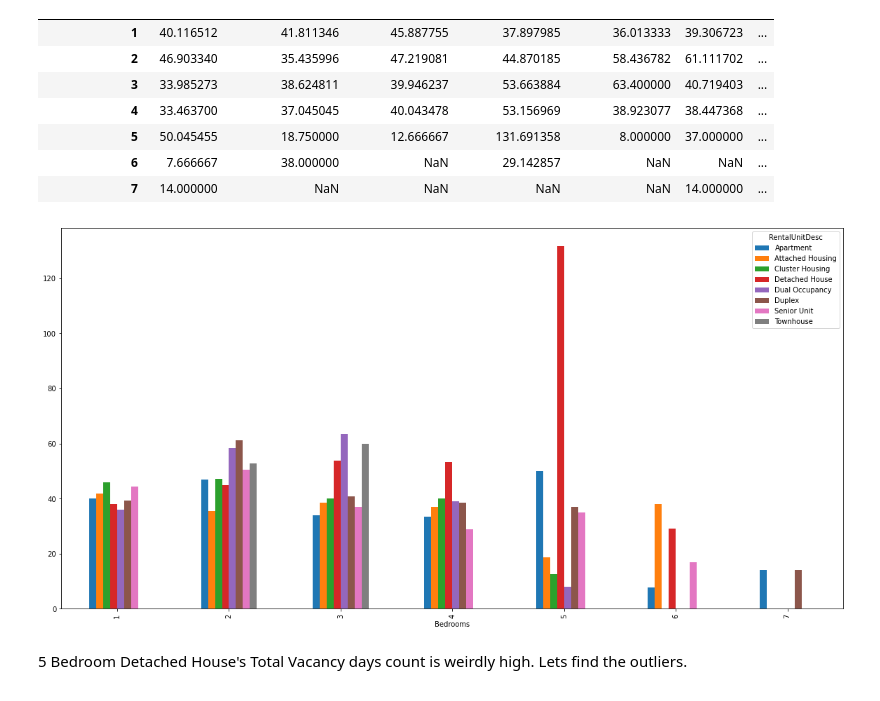
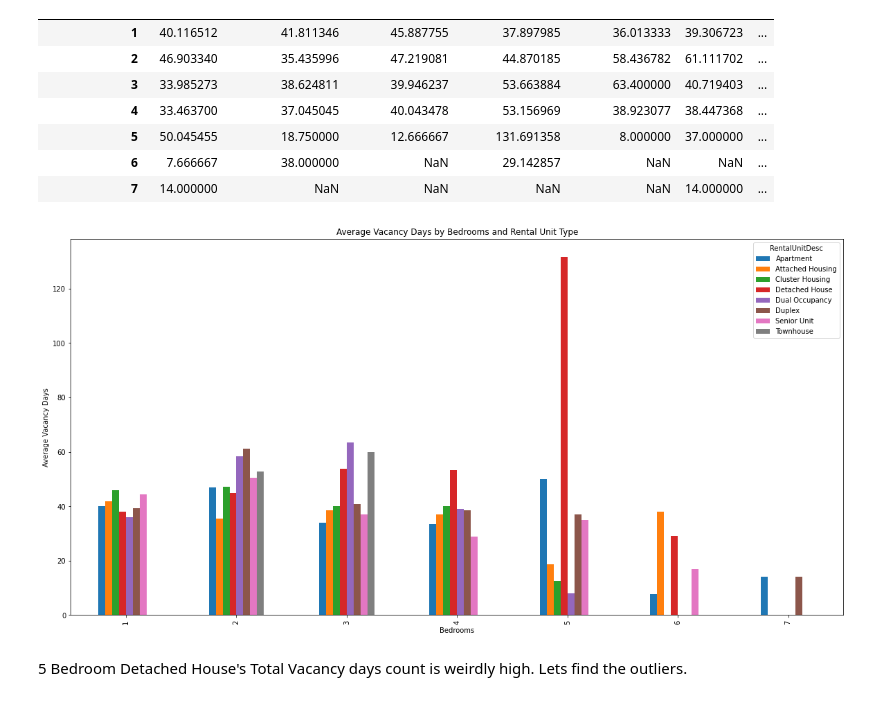
Before and after one commit to Anguyensfg/project-1, a Jupyter notebook: Untitled-1.ipynb, the cells around one changed output. Cells and saved outputs as stored; diff of their text form; code cells hidden in the pictures.

```diff
--- a/Untitled-1.ipynb
+++ b/Untitled-1.ipynb
@@ -252,10 +269,12 @@ bed_type
 # %%
 #Plotting
 bed_type.plot.bar(figsize=(20,10))
+plt.title('Average Vacancy Days by Bedrooms and Rental Unit Type')
+plt.ylabel('Average Vacancy Days')
 
 plt.show()
 # %% [output]
-[figure, old version]
+[figure, new version]
 # %% [markdown]
 5 Bedroom Detached House's Total Vacancy days count is weirdly high. Lets find the outliers.
 # %%
```
Also changed, not shown: parts of 9 cells of this notebook, 4 other files.
